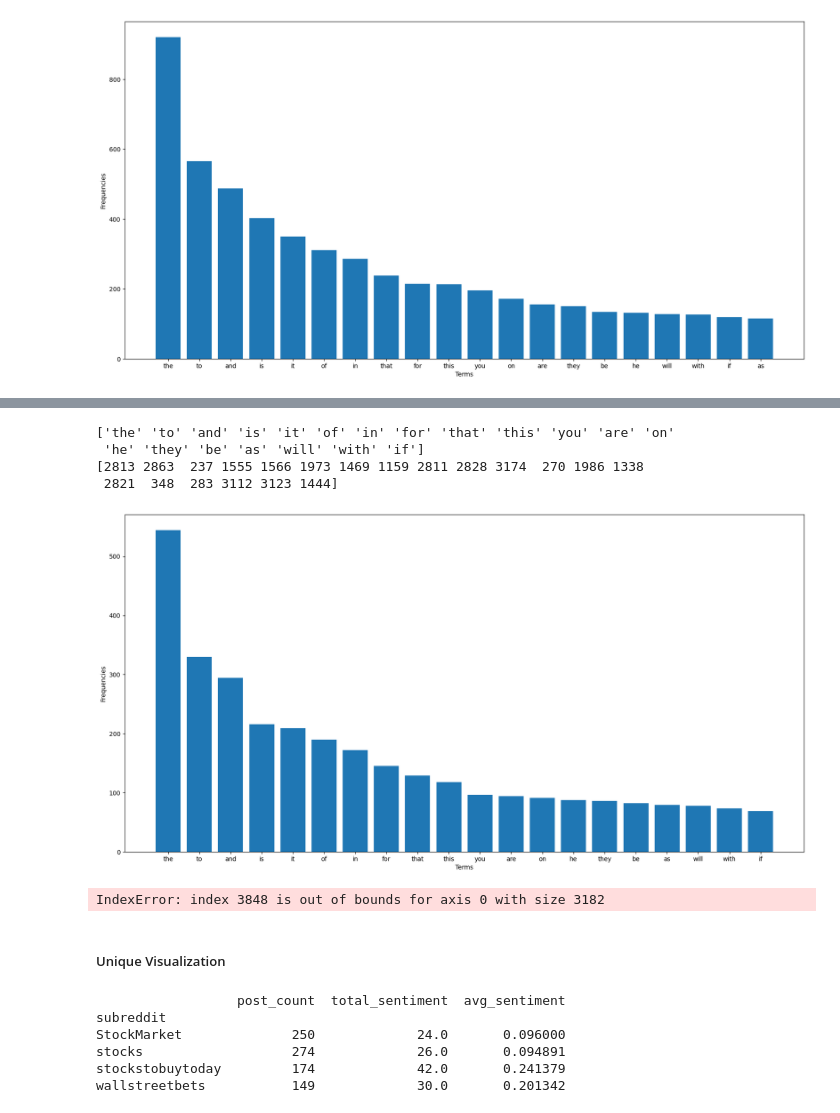
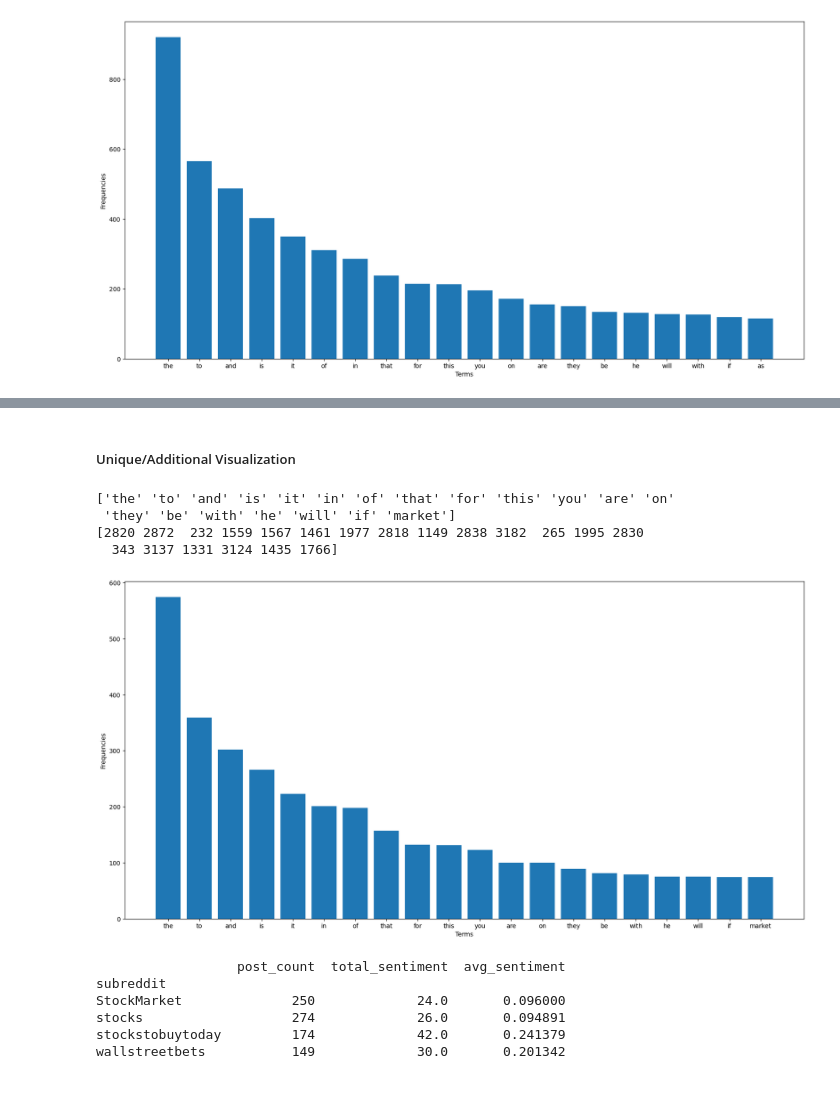
Before and after one commit to Kev-Tan/DM2025-Lab1-Exercise, a Jupyter notebook: DM2025-Lab1-Homework.ipynb, the cells around one changed output, grey strips where cells are left out. Saved outputs shown, nothing was run; the diff lists cells and outputs as text; code cells hidden in the pictures.

```diff
--- a/DM2025-Lab1-Homework.ipynb
+++ b/DM2025-Lab1-Homework.ipynb
@@ -461,72 +464,44 @@ plt.show()
+# %% [markdown]
+##### Unique/Additional Visualization
 # %%
-#For fun, let's also find the top-k most frequeny words on the subset X_sample
-X_sample_counts = count_vect.fit_transform(X_sample.text) #learn the vocabulary and return document
+#For fun, let's also find the top-k most frequent words on the subset X_sample
+
+diff_count_vect  = CountVectorizer()
+
+X_sample_counts = diff_count_vect.fit_transform(X_sample.text) #learn the vocabulary and return document
 term_frequencies_sample = []
 for j in range(0,X_sample_counts.shape[1]):
     term_frequencies_sample.append(sum(X_sample_counts[:,j].toarray()))
 
 term_frequencies_sample = np.asarray(X_sample_counts.sum(axis=0))[0]
 
 
 top_k = 20
 top_k_indices = np.argsort(term_frequencies_sample)[::-1][:top_k]
-top_k_terms = count_vect.get_feature_names_out()[top_k_indices]
+top_k_terms = diff_count_vect.get_feature_names_out()[top_k_indices]
 top_k_frequencies = term_frequencies_sample[top_k_indices]
 
 print(top_k_terms)
 print(top_k_indices)
 
 #Plotting the bar chart and labelling the axis
 plt.figure(figsize=(20, 10))
 plt.xlabel("Terms")
 plt.ylabel("Frequencies")
 
 plt.bar(top_k_terms, top_k_frequencies)
 
 plt.show()
 
 #Interestingly, most frequent words from this sample are slightly different than the original data.
 #Some of the order have shifted around, and there are some new words that have appeared in the top 20
 #list such as "market"
 # %% [output]
-['the' 'to' 'and' 'is' 'it' 'of' 'in' 'for' 'that' 'this' 'you' 'are' 'on'
- 'he' 'they' 'be' 'as' 'will' 'with' 'if']
-[2813 2863  237 1555 1566 1973 1469 1159 2811 2828 3174  270 1986 1338
- 2821  348  283 3112 3123 1444]
+['the' 'to' 'and' 'is' 'it' 'in' 'of' 'that' 'for' 'this' 'you' 'are' 'on'
+ 'they' 'be' 'with' 'he' 'will' 'if' 'market']
+[2820 2872  232 1559 1567 1461 1977 2818 1149 2838 3182  265 1995 2830
+  343 3137 1331 3124 1435 1766]
-[figure, old version]
+[figure, new version]
-# %%
-#Here is a long tail representation of the term_frequencies_log
-import math
-
-
-# Answer here
-sorted_idx = np.argsort(term_frequencies)[::-1]
-sorted_y = np.array(term_frequencies)[sorted_idx][:300]
-#Use math.log to take the log values of the sorted_y values
-sorted_y_log = [math.log(i) for i in sorted_y]
-sorted_x = np.array(count_vect.get_feature_names_out())[sorted_idx][:300]
-
-
-limit = 3000
-colors = ["blue" if i > limit else "red" for i in sorted_y]
-
-plt.bar(sorted_x, sorted_y_log, color=colors)
-#Every 10th term on x-axis is labelled to prevent labels overlapping
-xticks = range(0, len(sorted_x), 10)
-plt.xticks(xticks, [sorted_x[i] for i in xticks], rotation=90, fontsize=6)
-plt.title("Sorted term frequencies")
-plt.xlabel("Terms")
-plt.ylabel("Count")
-plt.show()
-
-#Differences in observations
-#Instead of the the first few terms have high frequencies and dominate in the previous exercise, using log scale, the differences between the
-#term frequencies are much smaller. The value of the count is also much smaller, for example, math.log(30000) will give around 10.308,
-#which is far less than 30000. This means the differences between the term frequencies are smaller when using log scale.
-# %% [output]
-IndexError: index 3848 is out of bounds for axis 0 with size 3182
-# %% [markdown]
-##### Unique Visualization
 # %%
 # Group by subreddit and calculate stats
 subreddit_stats = X.groupby('subreddit').agg({
```
Also changed, not shown: parts of 21 cells of this notebook, 1 other file.
